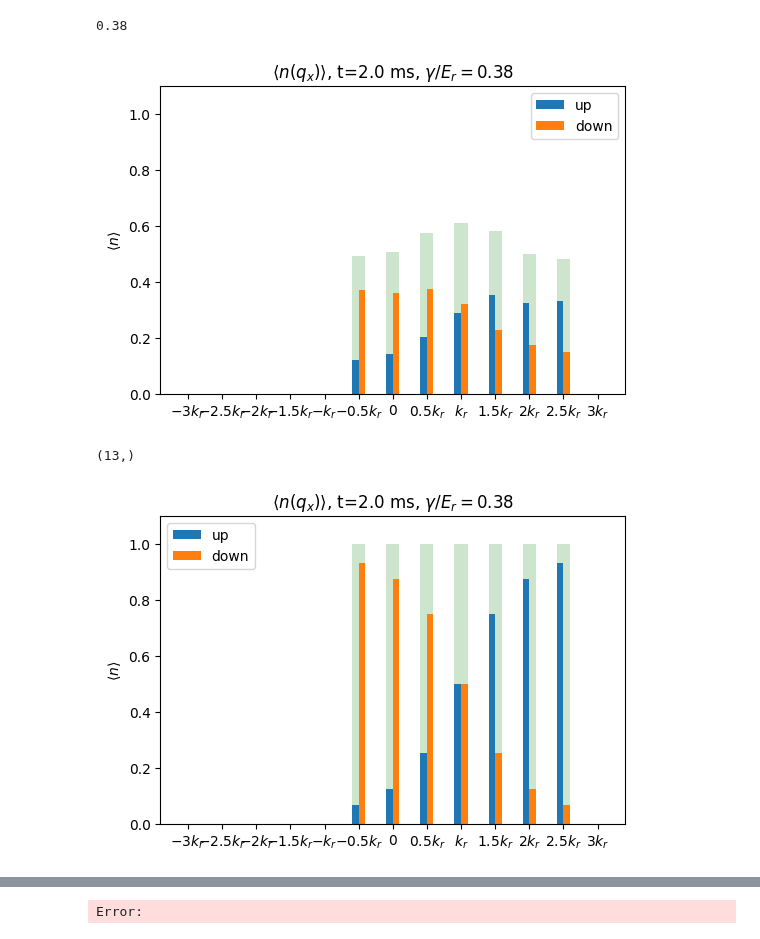
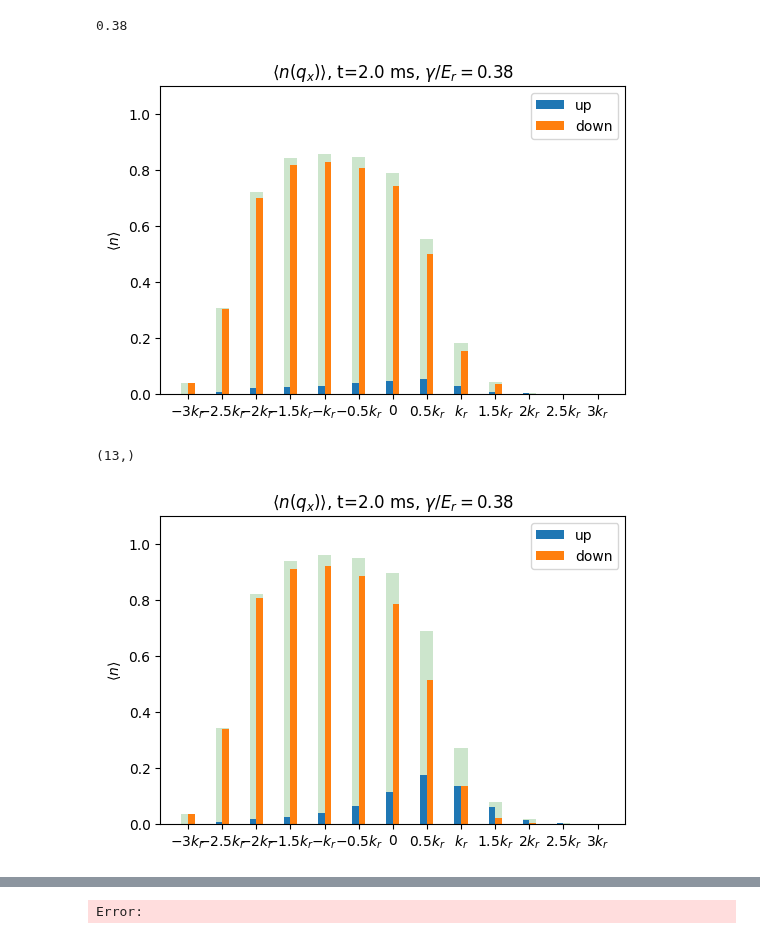
Before and after one commit to pco0511/yb-soc-two-body-loss, a Jupyter notebook: src/load_and_plot.ipynb, the cells around one changed output, grey strips where cells are left out. Saved outputs shown, nothing was run; the diff lists cells and outputs as text; code cells hidden in the pictures.

Commit message:
new load_and_plot

```diff
--- a/src/load_and_plot.ipynb
+++ b/src/load_and_plot.ipynb
@@ -4,7 +4,7 @@ import numpy as np
 import matplotlib.pyplot as plt
 import json
 # %%
-DATA_ROOT = "/workspace/yb-soc-two-body-loss/data/E_r_fixed"
+DATA_ROOT = "/root/yb-soc-two-body-loss/data/fig4c0920"
 # %%
 def query_condition(name):
     return True
@@ -27,6 +28,6 @@ _nh_13_7_09151517
 # %%
 DATA_SUBDIR_LIST = [
-    "_nh_13_7_09151517"
+    "temp_nh_13_6_09200644"
 ]
 DATA_SUBDIR_FULL = [
     os.path.join(DATA_ROOT, name) for name in DATA_SUBDIR_LIST
@@ -150,5 +155,5 @@ len(ts)=51
 # %%
-t_idx = -1
+t_idx = 50
 print(f"{ts_ms[t_idx]} ms")
 # %% [output]
 2.0 ms
@@ -196,39 +201,40 @@ for data_dir in DATA_SUBDIR_FULL:
         title=f"$\\langle n(q_x) \\rangle$, t={ts_ms[t_idx]} ms, $\\gamma/E_r=${gamma}",
     )
 # %% [output]
-[figure, old version]
+[figure, new version]
 # %%
 params = load_params(data_dir)
 k_tick_labels = generate_k_labels(params["n_momentum_points"], params["k0"])
 nums_up, nums_down = load_full_momentum_nums(data_dir)
 
 assert nums_up.shape[0] == nums_down.shape[0]
 n_traj = nums_up.shape[0]
+n_steps = nums_up.shape[1]
 
 # (batch, k)
 nums_up_init = nums_up[:, 0, :]
 nums_down_init = nums_down[:, 0, :]
 
 
 init_nums_up_avg = np.mean(nums_up_init, axis=0)
 init_nums_up_error = 3 * np.std(nums_up_init, axis=0) / np.sqrt(n_batch)
 init_nums_down_avg = np.mean(nums_down_init, axis=0)
 init_nums_down_error = 3 * np.std(nums_down_init, axis=0) / np.sqrt(n_batch)
 
 gamma = params["pa"]["gamma"]
 
 print(init_nums_up_avg.shape)
 
 plot_numbers(
     init_nums_up_avg,
     init_nums_down_avg,
     tick_labels=k_tick_labels,
     ylim=(0, 1.1),
     title=f"$\\langle n(q_x) \\rangle$, t={ts_ms[t_idx]} ms, $\\gamma/E_r=${gamma}",
 )
 # %% [output]
 (13,)
-[figure, old version]
+[figure, new version]
 # %%
 k_tick_labels_canon = generate_k_labels(params["n_momentum_points"] + 4, params["k0"])
 nums_up_initial_canon = np.zeros((params["n_momentum_points"] + 4,))
```
Also changed, not shown: parts of 9 cells of this notebook.
